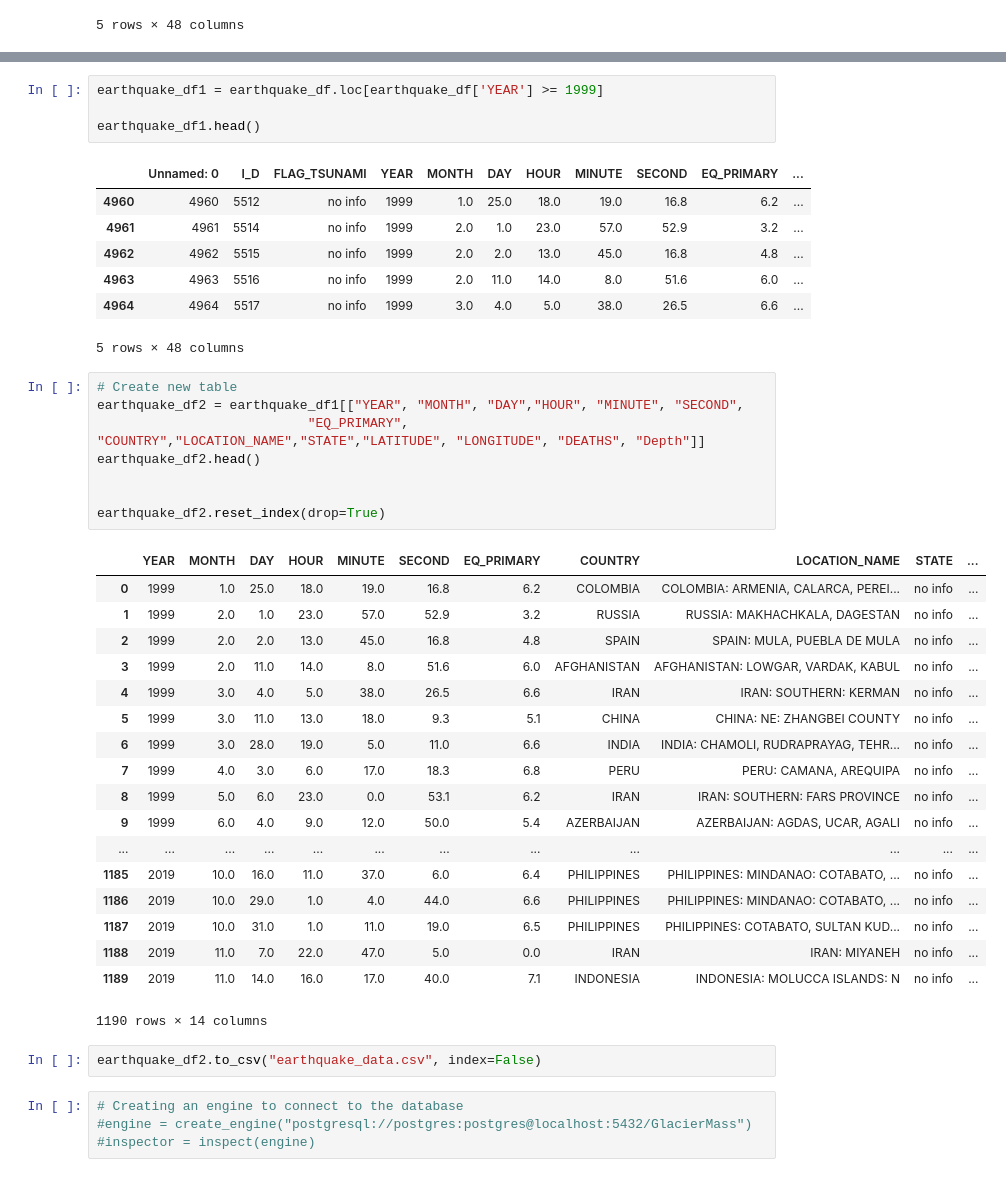
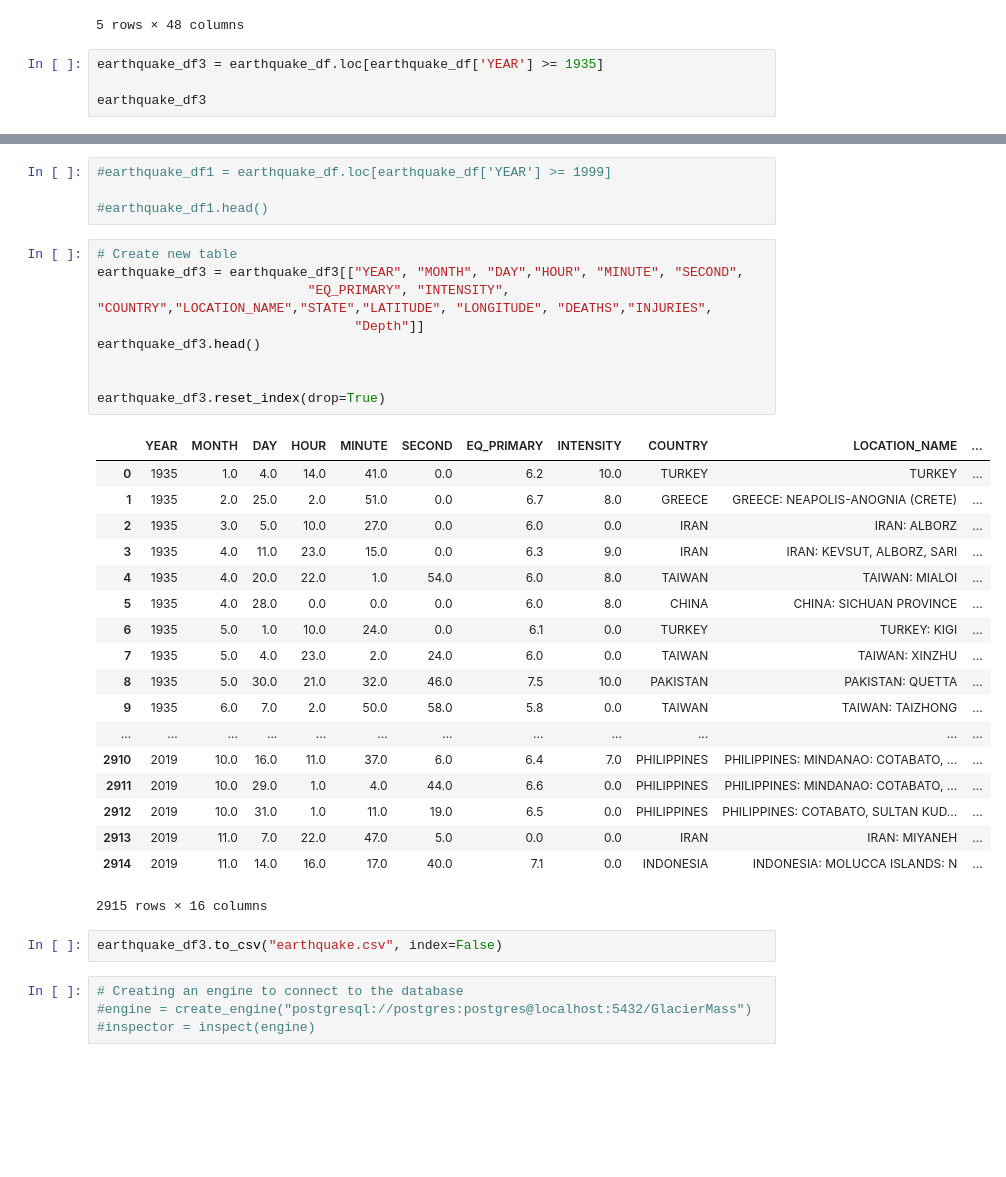
Before and after one commit to FinalProjectML/FinalPresentationML, a Jupyter notebook: Pragya's Folder/Earthquake_data.ipynb, the cells around one changed output, grey strips where cells are left out. Drawn from its saved outputs; the diff is of its cells as text; blank space fills up the shorter version.

Commit message:
Added Tableau and other files

```diff
--- a/Pragya's Folder/Earthquake_data.ipynb
+++ b/Pragya's Folder/Earthquake_data.ipynb
@@ -12,3 +12,7 @@ earthquake_df.head()
 | 3 | 3 | 5877 | Tsu | -1610 | 0.0 | 0.0 | 0.0 | 0.0 | 0.0 | 0.0 | ... |
 | 4 | 4 | 8 | no info | -1566 | 0.0 | 0.0 | 0.0 | 0.0 | 0.0 | 0.0 | ... |
 5 rows × 48 columns
+# %%
+earthquake_df3 = earthquake_df.loc[earthquake_df['YEAR'] >= 1935]
+
+earthquake_df3
@@ -15,44 +38,37 @@ earthquake_df.head()
 # %%
-earthquake_df1 = earthquake_df.loc[earthquake_df['YEAR'] >= 1999]
+#earthquake_df1 = earthquake_df.loc[earthquake_df['YEAR'] >= 1999]
 
-earthquake_df1.head()
+#earthquake_df1.head()
-# %% [output]
-|  | Unnamed: 0 | I_D | FLAG_TSUNAMI | YEAR | MONTH | DAY | HOUR | MINUTE | SECOND | EQ_PRIMARY | ... |
-| 4960 | 4960 | 5512 | no info | 1999 | 1.0 | 25.0 | 18.0 | 19.0 | 16.8 | 6.2 | ... |
-| 4961 | 4961 | 5514 | no info | 1999 | 2.0 | 1.0 | 23.0 | 57.0 | 52.9 | 3.2 | ... |
-| 4962 | 4962 | 5515 | no info | 1999 | 2.0 | 2.0 | 13.0 | 45.0 | 16.8 | 4.8 | ... |
-| 4963 | 4963 | 5516 | no info | 1999 | 2.0 | 11.0 | 14.0 | 8.0 | 51.6 | 6.0 | ... |
-| 4964 | 4964 | 5517 | no info | 1999 | 3.0 | 4.0 | 5.0 | 38.0 | 26.5 | 6.6 | ... |
-5 rows × 48 columns
 # %%
 # Create new table
-earthquake_df2 = earthquake_df1[["YEAR", "MONTH", "DAY","HOUR", "MINUTE", "SECOND",
-                           "EQ_PRIMARY", "COUNTRY","LOCATION_NAME","STATE","LATITUDE", "LONGITUDE", "DEATHS", "Depth"]]
-earthquake_df2.head()
+earthquake_df3 = earthquake_df3[["YEAR", "MONTH", "DAY","HOUR", "MINUTE", "SECOND",
+                           "EQ_PRIMARY", "INTENSITY", "COUNTRY","LOCATION_NAME","STATE","LATITUDE", "LONGITUDE", "DEATHS","INJURIES",
+                                 "Depth"]]
+earthquake_df3.head()
 
 
-earthquake_df2.reset_index(drop=True)
+earthquake_df3.reset_index(drop=True)
 # %% [output]
-|  | YEAR | MONTH | DAY | HOUR | MINUTE | SECOND | EQ_PRIMARY | COUNTRY | LOCATION_NAME | STATE | ... |
-| 0 | 1999 | 1.0 | 25.0 | 18.0 | 19.0 | 16.8 | 6.2 | COLOMBIA | COLOMBIA: ARMENIA, CALARCA, PEREI... | no info | ... |
-| 1 | 1999 | 2.0 | 1.0 | 23.0 | 57.0 | 52.9 | 3.2 | RUSSIA | RUSSIA: MAKHACHKALA, DAGESTAN | no info | ... |
-| 2 | 1999 | 2.0 | 2.0 | 13.0 | 45.0 | 16.8 | 4.8 | SPAIN | SPAIN: MULA, PUEBLA DE MULA | no info | ... |
-| 3 | 1999 | 2.0 | 11.0 | 14.0 | 8.0 | 51.6 | 6.0 | AFGHANISTAN | AFGHANISTAN: LOWGAR, VARDAK, KABUL | no info | ... |
-| 4 | 1999 | 3.0 | 4.0 | 5.0 | 38.0 | 26.5 | 6.6 | IRAN | IRAN: SOUTHERN: KERMAN | no info | ... |
-| 5 | 1999 | 3.0 | 11.0 | 13.0 | 18.0 | 9.3 | 5.1 | CHINA | CHINA: NE: ZHANGBEI COUNTY | no info | ... |
-| 6 | 1999 | 3.0 | 28.0 | 19.0 | 5.0 | 11.0 | 6.6 | INDIA | INDIA: CHAMOLI, RUDRAPRAYAG, TEHR... | no info | ... |
-| 7 | 1999 | 4.0 | 3.0 | 6.0 | 17.0 | 18.3 | 6.8 | PERU | PERU: CAMANA, AREQUIPA | no info | ... |
-| 8 | 1999 | 5.0 | 6.0 | 23.0 | 0.0 | 53.1 | 6.2 | IRAN | IRAN: SOUTHERN: FARS PROVINCE | no info | ... |
-| 9 | 1999 | 6.0 | 4.0 | 9.0 | 12.0 | 50.0 | 5.4 | AZERBAIJAN | AZERBAIJAN: AGDAS, UCAR, AGALI | no info | ... |
+|  | YEAR | MONTH | DAY | HOUR | MINUTE | SECOND | EQ_PRIMARY | INTENSITY | COUNTRY | LOCATION_NAME | ... |
+| 0 | 1935 | 1.0 | 4.0 | 14.0 | 41.0 | 0.0 | 6.2 | 10.0 | TURKEY | TURKEY | ... |
+| 1 | 1935 | 2.0 | 25.0 | 2.0 | 51.0 | 0.0 | 6.7 | 8.0 | GREECE | GREECE: NEAPOLIS-ANOGNIA (CRETE) | ... |
+| 2 | 1935 | 3.0 | 5.0 | 10.0 | 27.0 | 0.0 | 6.0 | 0.0 | IRAN | IRAN: ALBORZ | ... |
+| 3 | 1935 | 4.0 | 11.0 | 23.0 | 15.0 | 0.0 | 6.3 | 9.0 | IRAN | IRAN: KEVSUT, ALBORZ, SARI | ... |
+| 4 | 1935 | 4.0 | 20.0 | 22.0 | 1.0 | 54.0 | 6.0 | 8.0 | TAIWAN | TAIWAN: MIALOI | ... |
+| 5 | 1935 | 4.0 | 28.0 | 0.0 | 0.0 | 0.0 | 6.0 | 8.0 | CHINA | CHINA: SICHUAN PROVINCE | ... |
+| 6 | 1935 | 5.0 | 1.0 | 10.0 | 24.0 | 0.0 | 6.1 | 0.0 | TURKEY | TURKEY: KIGI | ... |
+| 7 | 1935 | 5.0 | 4.0 | 23.0 | 2.0 | 24.0 | 6.0 | 0.0 | TAIWAN | TAIWAN: XINZHU | ... |
+| 8 | 1935 | 5.0 | 30.0 | 21.0 | 32.0 | 46.0 | 7.5 | 10.0 | PAKISTAN | PAKISTAN: QUETTA | ... |
+| 9 | 1935 | 6.0 | 7.0 | 2.0 | 50.0 | 58.0 | 5.8 | 0.0 | TAIWAN | TAIWAN: TAIZHONG | ... |
 | ... | ... | ... | ... | ... | ... | ... | ... | ... | ... | ... | ... |
-| 1185 | 2019 | 10.0 | 16.0 | 11.0 | 37.0 | 6.0 | 6.4 | PHILIPPINES | PHILIPPINES: MINDANAO: COTABATO, ... | no info | ... |
-| 1186 | 2019 | 10.0 | 29.0 | 1.0 | 4.0 | 44.0 | 6.6 | PHILIPPINES | PHILIPPINES: MINDANAO: COTABATO, ... | no info | ... |
-| 1187 | 2019 | 10.0 | 31.0 | 1.0 | 11.0 | 19.0 | 6.5 | PHILIPPINES | PHILIPPINES: COTABATO, SULTAN KUD... | no info | ... |
-| 1188 | 2019 | 11.0 | 7.0 | 22.0 | 47.0 | 5.0 | 0.0 | IRAN | IRAN: MIYANEH | no info | ... |
-| 1189 | 2019 | 11.0 | 14.0 | 16.0 | 17.0 | 40.0 | 7.1 | INDONESIA | INDONESIA: MOLUCCA ISLANDS: N | no info | ... |
+| 2910 | 2019 | 10.0 | 16.0 | 11.0 | 37.0 | 6.0 | 6.4 | 7.0 | PHILIPPINES | PHILIPPINES: MINDANAO: COTABATO, ... | ... |
+| 2911 | 2019 | 10.0 | 29.0 | 1.0 | 4.0 | 44.0 | 6.6 | 0.0 | PHILIPPINES | PHILIPPINES: MINDANAO: COTABATO, ... | ... |
+| 2912 | 2019 | 10.0 | 31.0 | 1.0 | 11.0 | 19.0 | 6.5 | 0.0 | PHILIPPINES | PHILIPPINES: COTABATO, SULTAN KUD... | ... |
+| 2913 | 2019 | 11.0 | 7.0 | 22.0 | 47.0 | 5.0 | 0.0 | 0.0 | IRAN | IRAN: MIYANEH | ... |
+| 2914 | 2019 | 11.0 | 14.0 | 16.0 | 17.0 | 40.0 | 7.1 | 0.0 | INDONESIA | INDONESIA: MOLUCCA ISLANDS: N | ... |
-1190 rows × 14 columns
+2915 rows × 16 columns
 # %%
-earthquake_df2.to_csv("earthquake_data.csv", index=False)
+earthquake_df3.to_csv("earthquake.csv", index=False)
 # %%
 # Creating an engine to connect to the database
 #engine = create_engine("postgresql://postgres:postgres@localhost:5432/GlacierMass")
```
Also changed, not shown: parts of 1 cell of this notebook, 3 other files.
